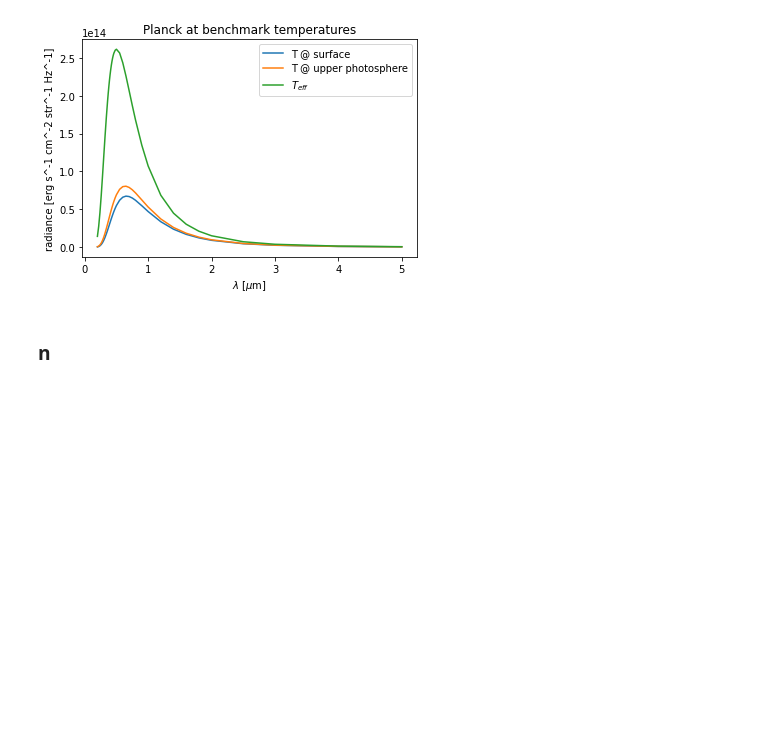
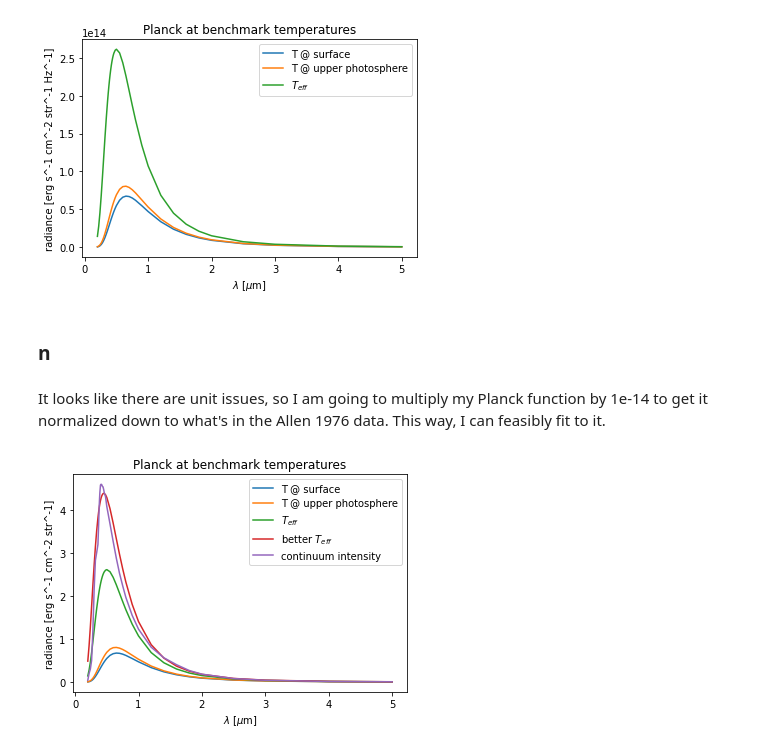
Before and after one commit to cl3425/uf-class-repo, a Jupyter notebook: radiative-processes/final-project/radiative_final.ipynb, the cells around one changed output. Saved outputs shown, nothing was run; the diff lists cells and outputs as text; code cells hidden in the pictures; blank space fills up the shorter version.

```diff
--- a/radiative-processes/final-project/radiative_final.ipynb
+++ b/radiative-processes/final-project/radiative_final.ipynb
@@ -393,3 +418,24 @@ teff:  5770
 [figure]
 # %% [markdown]
 ### n
+# %% [markdown]
+It looks like there are unit issues, so I am going to multiply my Planck function by 1e-14 to get it normalized down to what's in the Allen 1976 data. This way, I can feasibly fit to it.
+# %%
+# find temperature that corresponds with peak at 0.41 micron wavelength
+plt.plot(solspect_data.wave, 1e-14*planck(solspect_data.wave, temp1), label='T @ surface')
+plt.plot(solspect_data.wave, 1e-14*planck(solspect_data.wave, temp2), label='T @ upper photosphere')
+#plt.plot(solspect_data.wave, 1e-14*planck(solspect_data.wave, temp3), label='T @ upper chromosphere')
+#plt.plot(solspect_data.wave, 1e-14*planck(solspect_data.wave, temp4), label='T in corona')
+plt.plot(solspect_data.wave, 1e-14*planck(solspect_data.wave, temp5), label=r'$T_{eff}$')
+plt.plot(solspect_data.wave, 1e-14*planck(solspect_data.wave, 6400), label=r'better $T_{eff}$')
+
+plt.plot(solspect_data.wave, solspect_data.continuum_intensity, label='continuum intensity')
+
+plt.xlabel(r'$\lambda$ [$\mu$m]')
+plt.ylabel('radiance [erg s^-1 cm^-2 str^-1]')
+plt.title('Planck at benchmark temperatures')
+#plt.yscale('log')
+plt.legend()
+plt.show()
+# %% [output]
+[figure, added]
```
Also changed, not shown: parts of 22 cells of this notebook.
